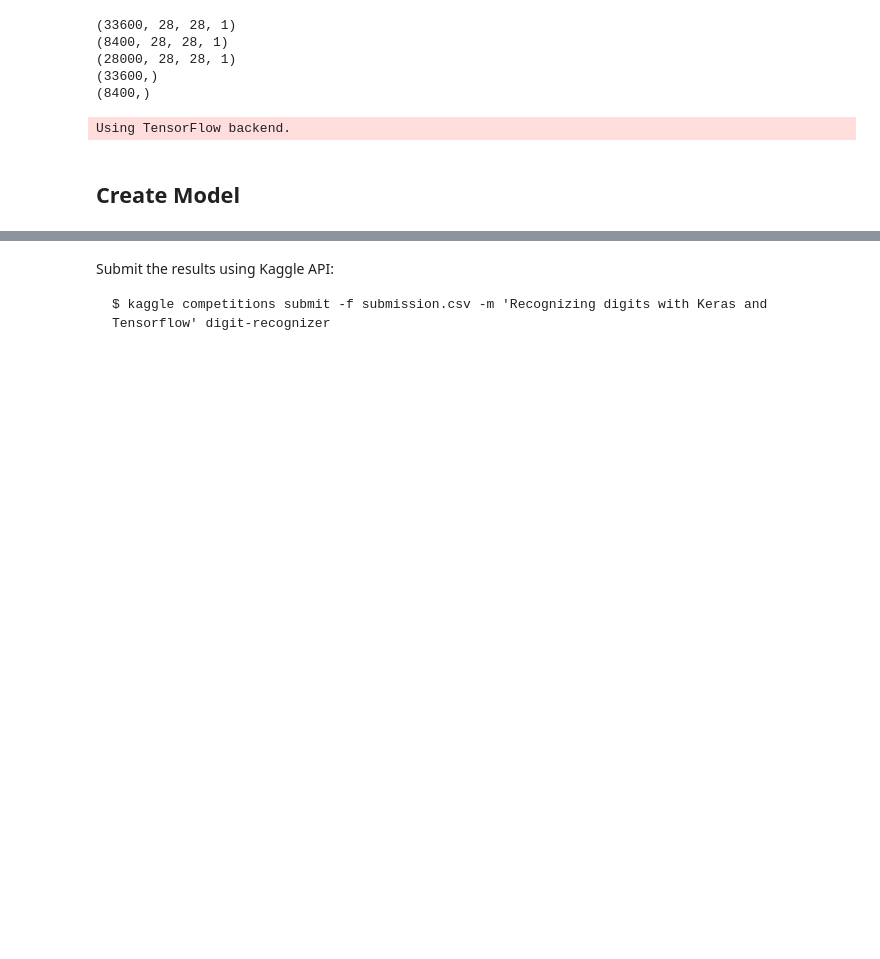
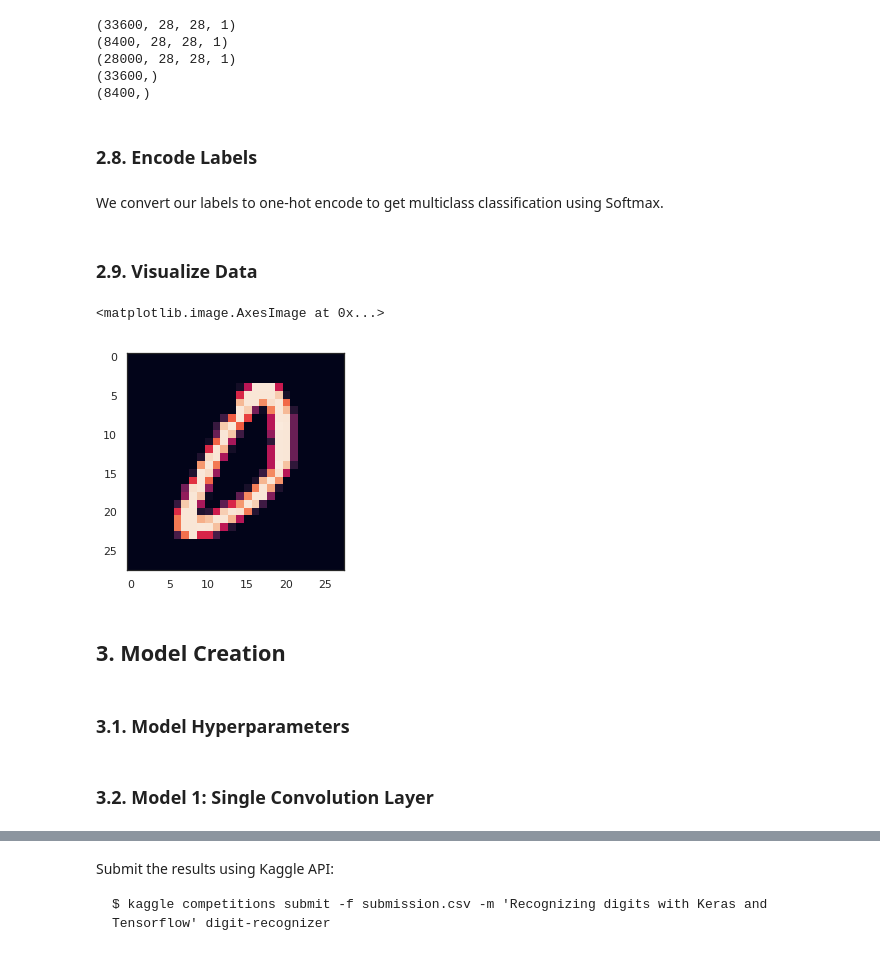
Before and after one commit to glauco/kaggle-digit-recognizer, a Jupyter notebook: digit-recognizer.ipynb, the cells around one changed output, grey strips where cells are left out. Drawn from its saved outputs; the diff is of its cells as text; code cells hidden in the pictures; blank space fills up the shorter version.

```diff
--- a/digit-recognizer.ipynb
+++ b/digit-recognizer.ipynb
@@ -69,12 +116,20 @@ print(y_val.shape)
 (28000, 28, 28, 1)
 (33600,)
 (8400,)
+# %% [markdown]
+### 2.8. Encode Labels
+# %% [markdown]
+We convert our labels to one-hot encode to get multiclass classification using Softmax.
 # %%
-import keras
-# One-hot encodes output to get multiclass classification using softmax
+num_classes = 10
 y_train = keras.utils.to_categorical(y_train, num_classes)
 y_val = keras.utils.to_categorical(y_val, num_classes)
-# %% [output]
-Using TensorFlow backend.
+# %% [markdown]
+### 2.9. Visualize Data
+# %%
+plt.imshow(X_train[42][:,:,0])
+# %% [output]
+<matplotlib.image.AxesImage at 0x...>
+[figure, added]
 # %% [markdown]
-## Create Model
+## 3. Model Creation
@@ -83,0 +136,2 @@ from keras.layers import Dense, Dropout, Flatten, Conv2D, MaxPooling2D
+# %% [markdown]
+### 3.1. Model Hyperparameters
@@ -83,0 +142,2 @@ from keras.layers import Dense, Dropout, Flatten, Conv2D, MaxPooling2D
+# %% [markdown]
+### 3.2. Model 1: Single Convolution Layer
```
Also changed, not shown: parts of 48 cells of this notebook.
